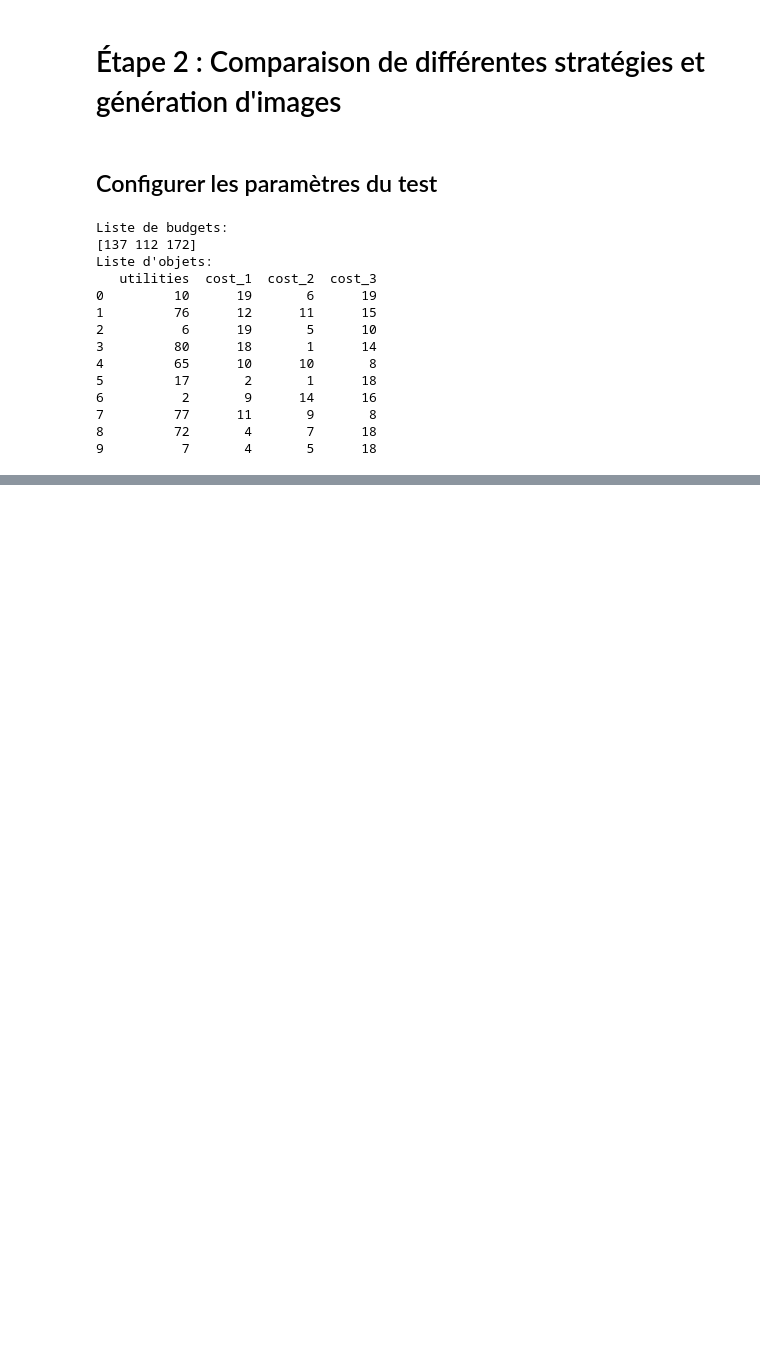
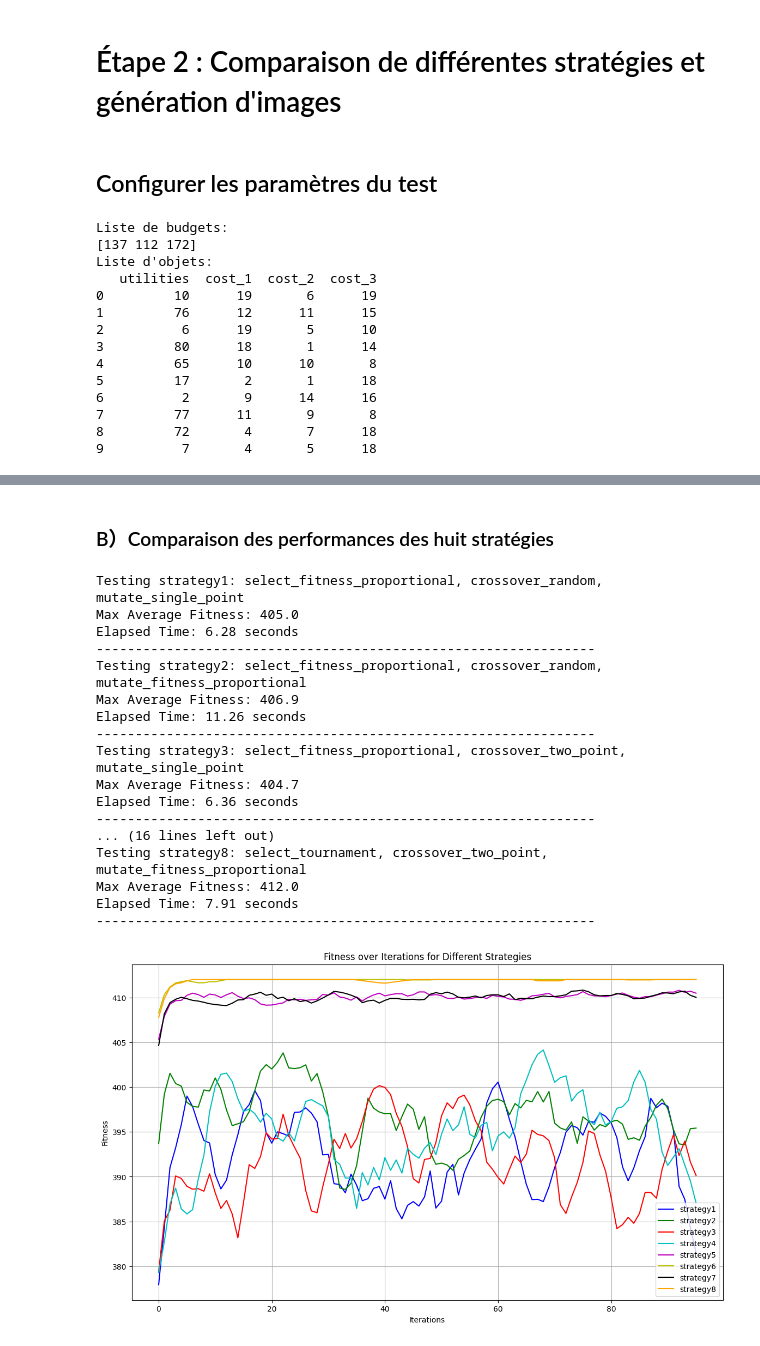
Before and after one commit to nbm6d3tp/knapsack-genetic-algo, a Jupyter notebook: Main.ipynb, the cells around one changed output, grey strips where cells are left out. Saved outputs shown, nothing was run; the diff lists cells and outputs as text; code cells hidden in the pictures; blank space fills up the shorter version.

Commit message:
Comparaison des performances des huit stratégies

```diff
--- a/Main.ipynb
+++ b/Main.ipynb
@@ -436 +439,71 @@ Max Average Fitness: 412.0
 ... (5 outputs left out)
+# %% [markdown]
+### B）Comparaison des performances des huit stratégies
+# %%
+# Tester différentes combinaisons de stratégies de sélection, de croisement et de mutation
+strategies = []
+colors = ['b', 'g', 'r', 'c', 'm', 'y', 'k', 'orange']
+
+plt.figure(figsize=(14, 8))
+
+strategy_index = 0
+
+for select_func in select_functions:
+    for crossover_func in crossover_functions:
+        for mutate_func in mutate_functions:
+            strategy_name = f"strategy{strategy_index + 1}"
+            print(f"Testing {strategy_name}: {select_func.__name__}, {crossover_func.__name__}, {mutate_func.__name__}")
+            ga = GeneticAlgorithm(parameterSetting, select_func, crossover_func, mutate_func)
+            nombre_iteration = 100
+            num_instances = 10  # nombre d'instance
+
+            start_time = time.time()
+            avg_max_fitness, std_max_fitness = ga.run_multiple_instances(nombre_iteration, num_instances)
+            end_time = time.time()
+            elapsed_time = end_time - start_time
+
+            # Sortie de la plus grande valeur moyenne obtenue
+            max_avg_fitness = np.max(avg_max_fitness)
+            print(f"Max Average Fitness: {max_avg_fitness}")
+
+            # Ajouter les données de la stratégie pour le tracé
+            strategies.append((strategy_name, avg_max_fitness, std_max_fitness))
+
+            # Sortie le temps d'exécution
+            print(f"Elapsed Time: {elapsed_time:.2f} seconds")
+            print("----------------------------------------------------------------")
+
+            strategy_index += 1
+
+# Dessiner toutes les stratégies sur le même graphique
+for idx, (strategy_name, avg_max_fitness, std_max_fitness) in enumerate(strategies):
+    smoothed_fitness = np.convolve(avg_max_fitness, np.ones(5)/5, mode='valid')  #
+    plt.plot(smoothed_fitness, label=strategy_name, color=colors[idx])
+    #plt.fill_between(range(len(smoothed_fitness)), smoothed_fitness - std_max_fitness[:len(smoothed_fitness)],
+                     #smoothed_fitness + std_max_fitness[:len(smoothed_fitness)], color=colors[idx], alpha=0.1)
+
+plt.xlabel('Iterations')
+plt.ylabel('Fitness')
+plt.title('Fitness over Iterations for Different Strategies')
+plt.legend()
+plt.grid(True)
+plt.show()
+# %% [output]
+Testing strategy1: select_fitness_proportional, crossover_random, mutate_single_point
+Max Average Fitness: 405.0
+Elapsed Time: 6.28 seconds
+----------------------------------------------------------------
+Testing strategy2: select_fitness_proportional, crossover_random, mutate_fitness_proportional
+Max Average Fitness: 406.9
+Elapsed Time: 11.26 seconds
+----------------------------------------------------------------
+Testing strategy3: select_fitness_proportional, crossover_two_point, mutate_single_point
+Max Average Fitness: 404.7
+Elapsed Time: 6.36 seconds
+----------------------------------------------------------------
+... (16 lines left out)
+Testing strategy8: select_tournament, crossover_two_point, mutate_fitness_proportional
+Max Average Fitness: 412.0
+Elapsed Time: 7.91 seconds
+----------------------------------------------------------------
+[figure, added]
```
Also changed, not shown: parts of 2 cells of this notebook, 9 other files.
